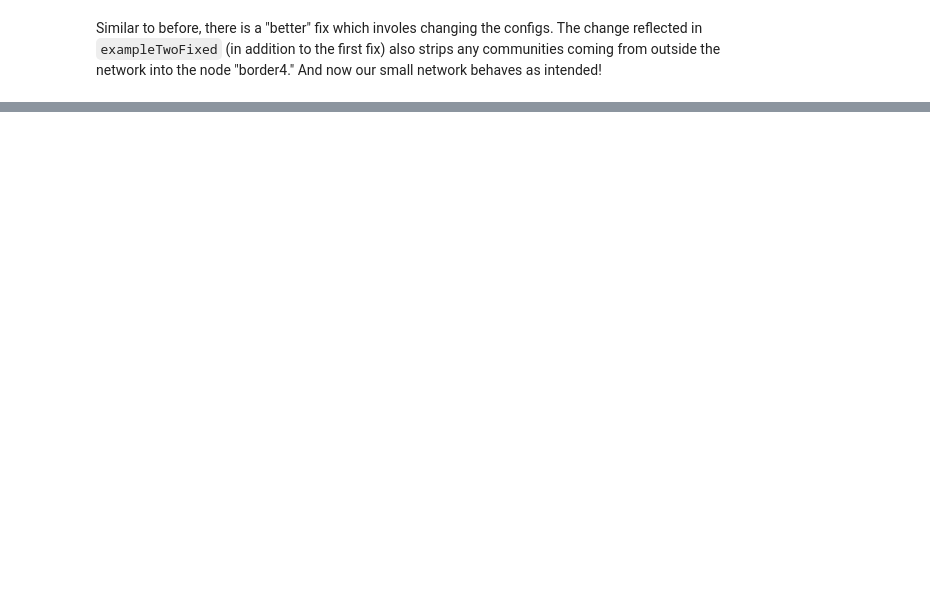
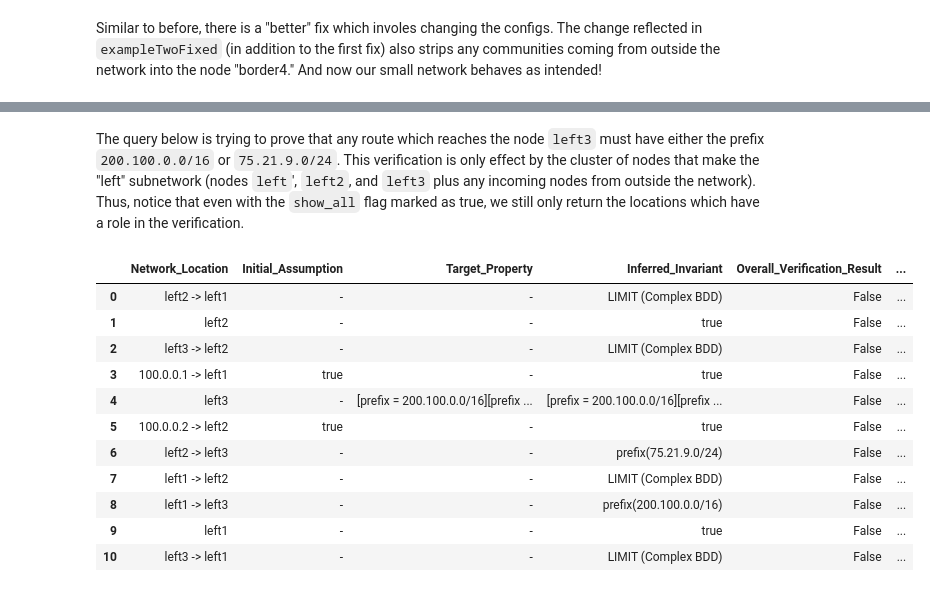
Before and after one commit to ana-brendel/batfish, a Jupyter notebook: verification/VerificationExamples.ipynb, the cells around one changed output, grey strips where cells are left out. Drawn from its saved outputs; the diff is of its cells as text; code cells hidden in the pictures; blank space fills up the shorter version.

```diff
--- a/verification/VerificationExamples.ipynb
+++ b/verification/VerificationExamples.ipynb
@@ -331,0 +395,24 @@ This isn't super useful. The bug arises from flipping communities in one of the
+# %% [markdown]
+The query below is trying to prove that any route which reaches the node `left3` must have either the prefix `200.100.0.0/16` or `75.21.9.0/24`. This verification is only effect by the cluster of nodes that make the "left" subnetwork (nodes `left`', `left2`, and `left3` plus any incoming nodes from outside the network). Thus, notice that even with the `show_all` flag marked as true, we still only return the locations which have a role in the verification.
+# %%
+networkName = "exampleFour_network"
+snapshotName = "exampleFour_snapshot"
+snapshotPath = "snapshots/exampleFour"
+
+target = LocationPropertyPair(location="left3",property=[Clause(communities=[],prefixes=["200.100.0.0/16"]),Clause(communities=[],prefixes=["75.21.9.0/24"])])
+query = VerificationQuery(target=target,assumptions=[])
+
+runAndDisplay(networkName,snapshotName,snapshotPath,query,show_all=True)
+# %% [output]
+|  | Network_Location | Initial_Assumption | Target_Property | Inferred_Invariant | Overall_Verification_Result | ... |
+| 0 | left2 -> left1 | - | - | LIMIT (Complex BDD) | False | ... |
+| 1 | left2 | - | - | true | False | ... |
+| 2 | left3 -> left2 | - | - | LIMIT (Complex BDD) | False | ... |
+| 3 | 100.0.0.1 -> left1 | true | - | true | False | ... |
+| 4 | left3 | - | [prefix = 200.100.0.0/16][prefix ... | [prefix = 200.100.0.0/16][prefix ... | False | ... |
+| 5 | 100.0.0.2 -> left2 | true | - | true | False | ... |
+| 6 | left2 -> left3 | - | - | prefix(75.21.9.0/24) | False | ... |
+| 7 | left1 -> left2 | - | - | LIMIT (Complex BDD) | False | ... |
+| 8 | left1 -> left3 | - | - | prefix(200.100.0.0/16) | False | ... |
+| 9 | left1 | - | - | true | False | ... |
+| 10 | left3 -> left1 | - | - | LIMIT (Complex BDD) | False | ... |
```
Also changed, not shown: parts of 29 cells of this notebook, 21 other files.
